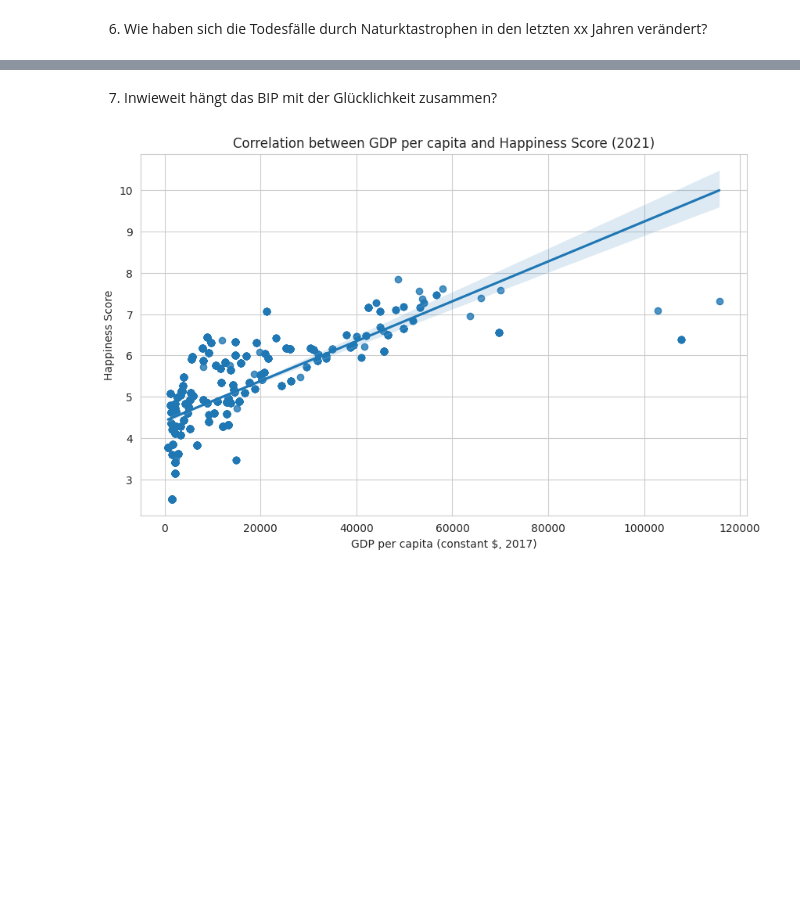
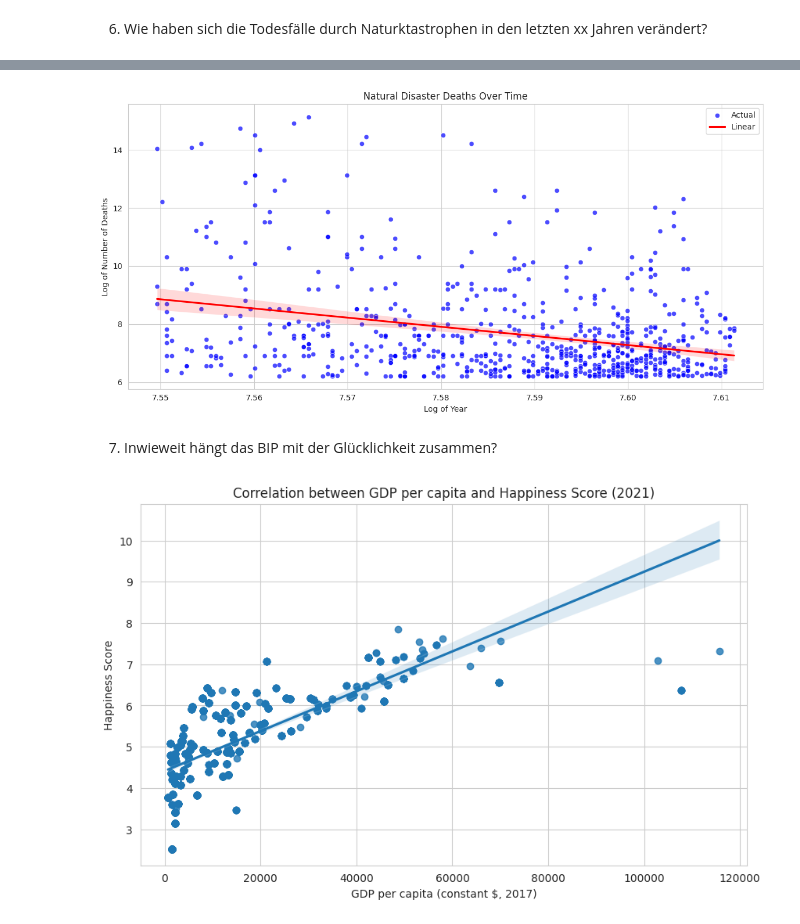
Before and after one commit to DataScience-DHBWKA/Human-Development-Qlik-vs-Python-Gruppe-8, a Jupyter notebook: notebooks/fragen.ipynb, the cells around one changed output, grey strips where cells are left out. Saved outputs shown, nothing was run; the diff lists cells and outputs as text; code cells hidden in the pictures; blank space fills up the shorter version.

```diff
--- a/notebooks/fragen.ipynb
+++ b/notebooks/fragen.ipynb
@@ -435,3 +492,7 @@ visualize_deaths_nature_7(natural_disasters_df)
+# %%
+visualize_deaths_nature_7_regression(natural_disasters_df_changed)
+# %% [output]
+[figure, added]
 # %% [markdown]
 7. Inwieweit hängt das BIP mit der Glücklichkeit zusammen?
 # %%
```
Also changed, not shown: parts of 6 cells of this notebook.
